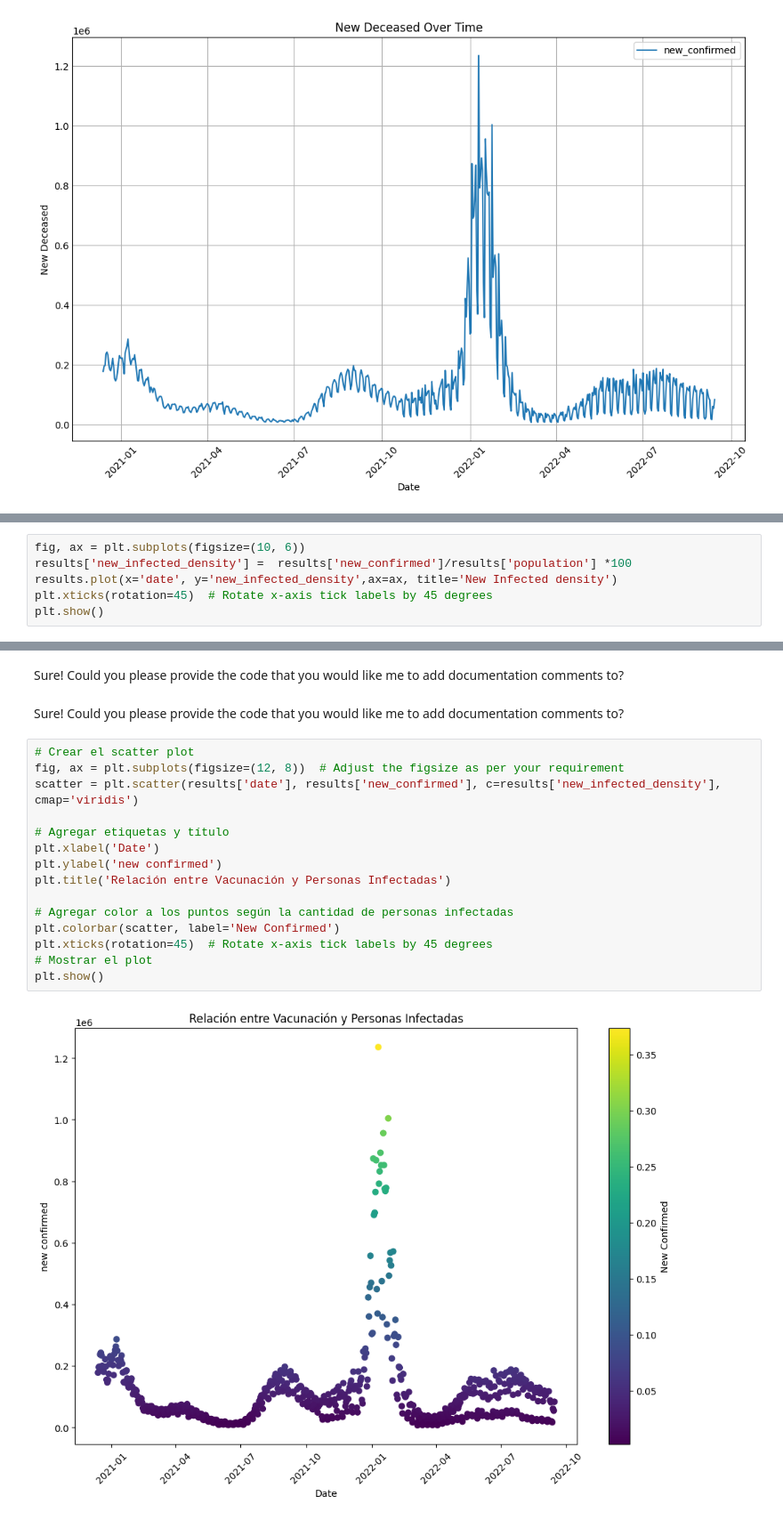
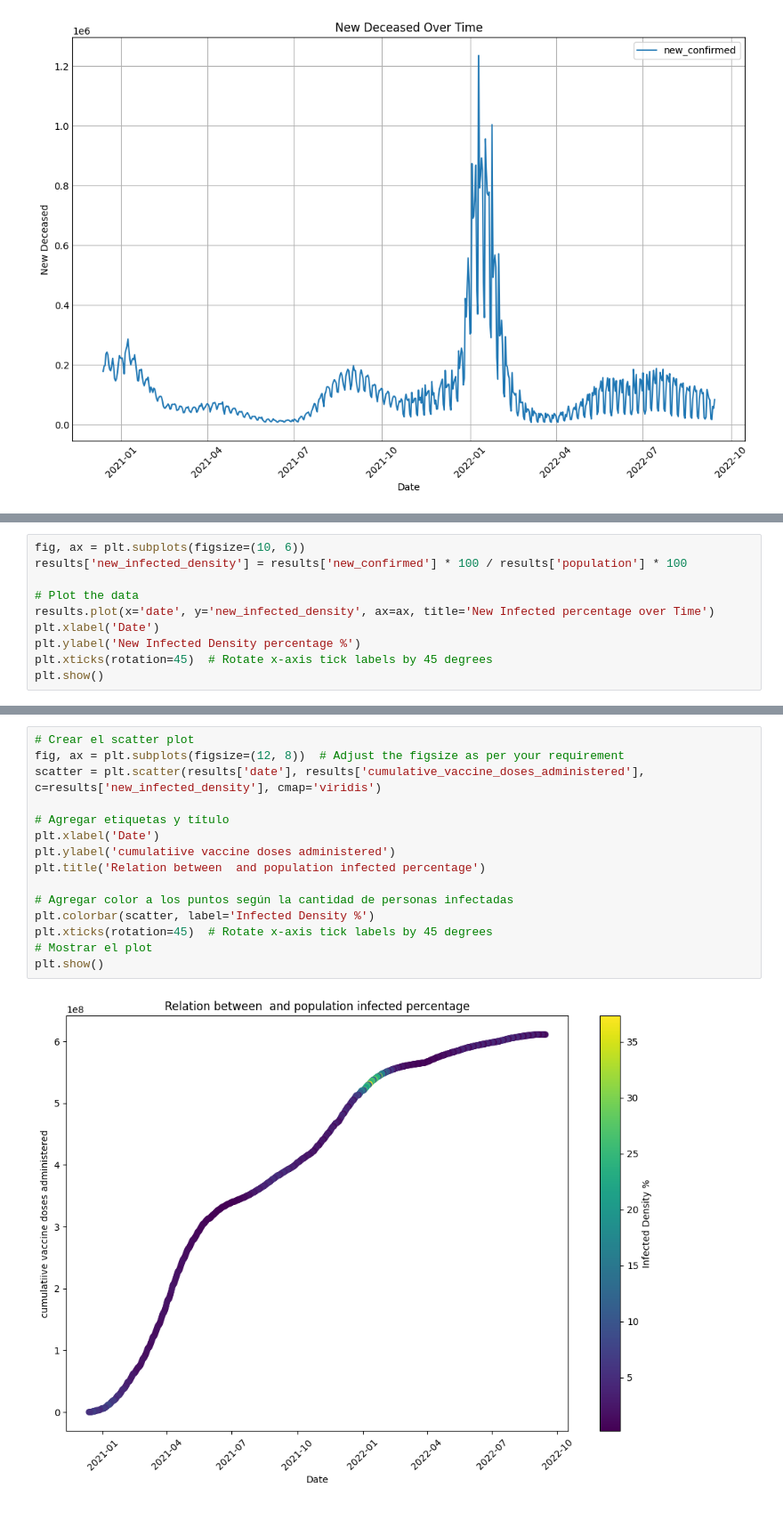
Before and after one commit to El-paolo/Covid19-data, a Jupyter notebook: covid-notebook.ipynb, the cells around one changed output, grey strips where cells are left out. Shown at 89% size. Cells and saved outputs as stored; diff of their text form.

```diff
--- a/covid-notebook.ipynb
+++ b/covid-notebook.ipynb
@@ -128,7 +170,11 @@ plt.show()
 # %%
 fig, ax = plt.subplots(figsize=(10, 6))
-results['new_infected_density'] =  results['new_confirmed']/results['population'] *100
-results.plot(x='date', y='new_infected_density',ax=ax, title='New Infected density')
+results['new_infected_density'] = results['new_confirmed'] * 100 / results['population'] * 100
+
+# Plot the data
+results.plot(x='date', y='new_infected_density', ax=ax, title='New Infected percentage over Time')
+plt.xlabel('Date')
+plt.ylabel('New Infected Density percentage %')
 plt.xticks(rotation=45)  # Rotate x-axis tick labels by 45 degrees
 plt.show()
 # %% [output]
@@ -136,21 +182,17 @@ plt.show()
-# %% [markdown]
-Sure! Could you please provide the code that you would like me to add documentation comments to?
-# %% [markdown]
-Sure! Could you please provide the code that you would like me to add documentation comments to?
 # %%
 # Crear el scatter plot
 fig, ax = plt.subplots(figsize=(12, 8))  # Adjust the figsize as per your requirement
-scatter = plt.scatter(results['date'], results['new_confirmed'], c=results['new_infected_density'], cmap='viridis')
+scatter = plt.scatter(results['date'], results['cumulative_vaccine_doses_administered'], c=results['new_infected_density'], cmap='viridis')
 
 # Agregar etiquetas y título
 plt.xlabel('Date')
-plt.ylabel('new confirmed')
-plt.title('Relación entre Vacunación y Personas Infectadas')
+plt.ylabel('cumulatiive vaccine doses administered')
+plt.title('Relation between  and population infected percentage')
 
 # Agregar color a los puntos según la cantidad de personas infectadas
-plt.colorbar(scatter, label='New Confirmed')
+plt.colorbar(scatter, label='Infected Density %')
 plt.xticks(rotation=45)  # Rotate x-axis tick labels by 45 degrees
 # Mostrar el plot
 plt.show()
 # %% [output]
-[figure, old version]
+[figure, new version]
```
Also changed, not shown: parts of 16 cells of this notebook, 1 other file.
